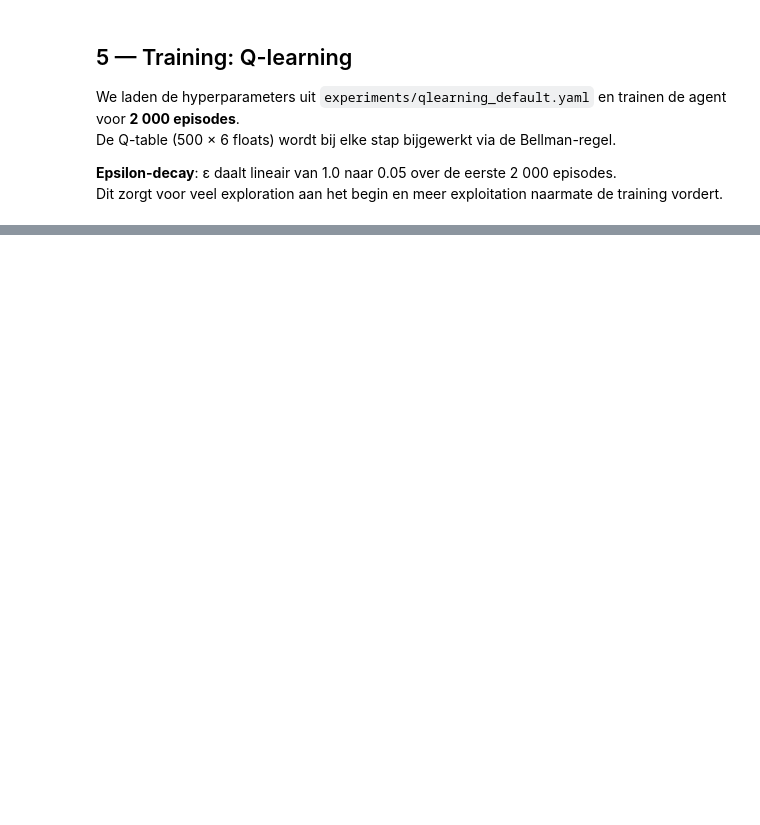
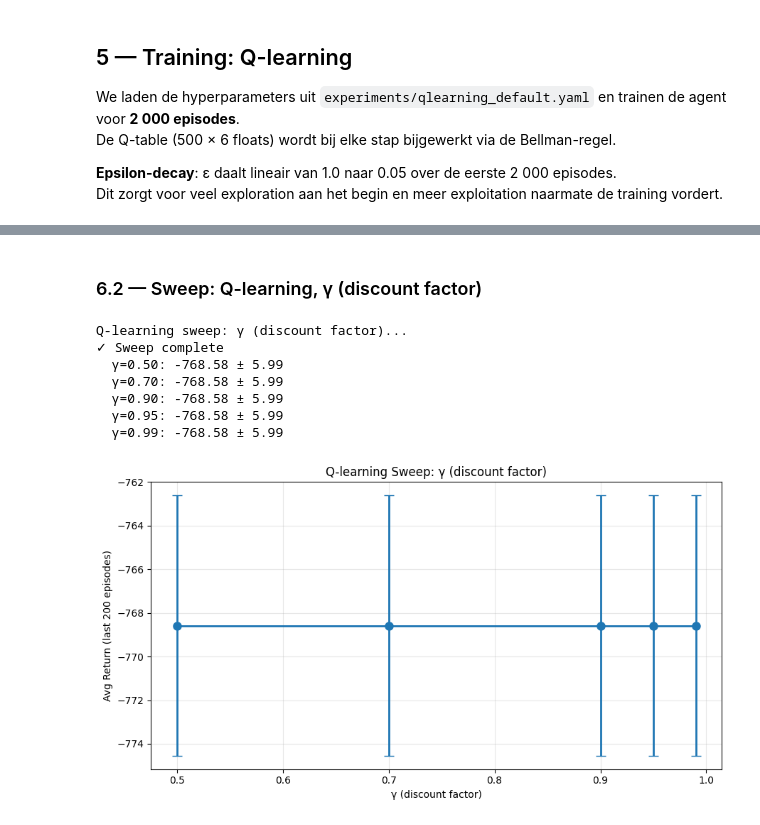
Before and after one commit to louisbrouwer/Autonomous_2, a Jupyter notebook: main.ipynb, the cells around one changed output, grey strips where cells are left out. Drawn from its saved outputs; the diff is of its cells as text; code cells hidden in the pictures; blank space fills up the shorter version.

```diff
--- a/main.ipynb
+++ b/main.ipynb
@@ -629,0 +468,25 @@ De centrale les: **algoritme en hyperparameter zijn geen onafhankelijke keuzes**
+# %% [markdown]
+### 6.2 — Sweep: Q-learning, γ (discount factor)
+# %%
+print("Q-learning sweep: γ (discount factor)...")
+gamma_values = [0.5, 0.7, 0.9, 0.95, 0.99]
+sweep_gamma_ql = run_sweep(QLearningAgent, 'gamma', gamma_values, base_ql_cfg, n_seeds=3, episodes=1000, is_sarsa=False)
+
+print("✓ Sweep complete")
+for gamma, res in sweep_gamma_ql.items():
+    print(f"  γ={gamma:.2f}: {res['mean']:.2f} ± {res['std']:.2f}")
+
+fig, ax = plt.subplots(figsize=(9, 5))
+plot_sweep(sweep_gamma_ql, param_name="γ (discount factor)", ax=ax)
+plt.tight_layout()
+plt.savefig(RESULTS_DIR / "sweep_gamma_ql.png", dpi=120)
+plt.show()
+# %% [output]
+Q-learning sweep: γ (discount factor)...
+✓ Sweep complete
+  γ=0.50: -768.58 ± 5.99
+  γ=0.70: -768.58 ± 5.99
+  γ=0.90: -768.58 ± 5.99
+  γ=0.95: -768.58 ± 5.99
+  γ=0.99: -768.58 ± 5.99
+[figure, added]
```
Also changed, not shown: parts of 48 cells of this notebook.
